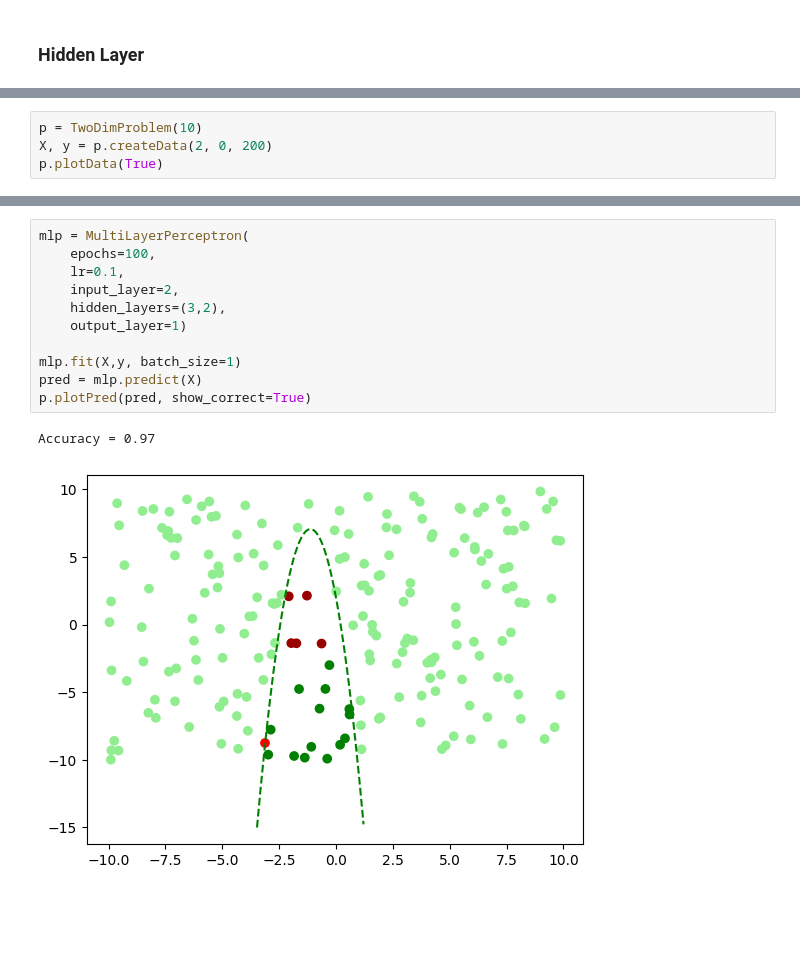
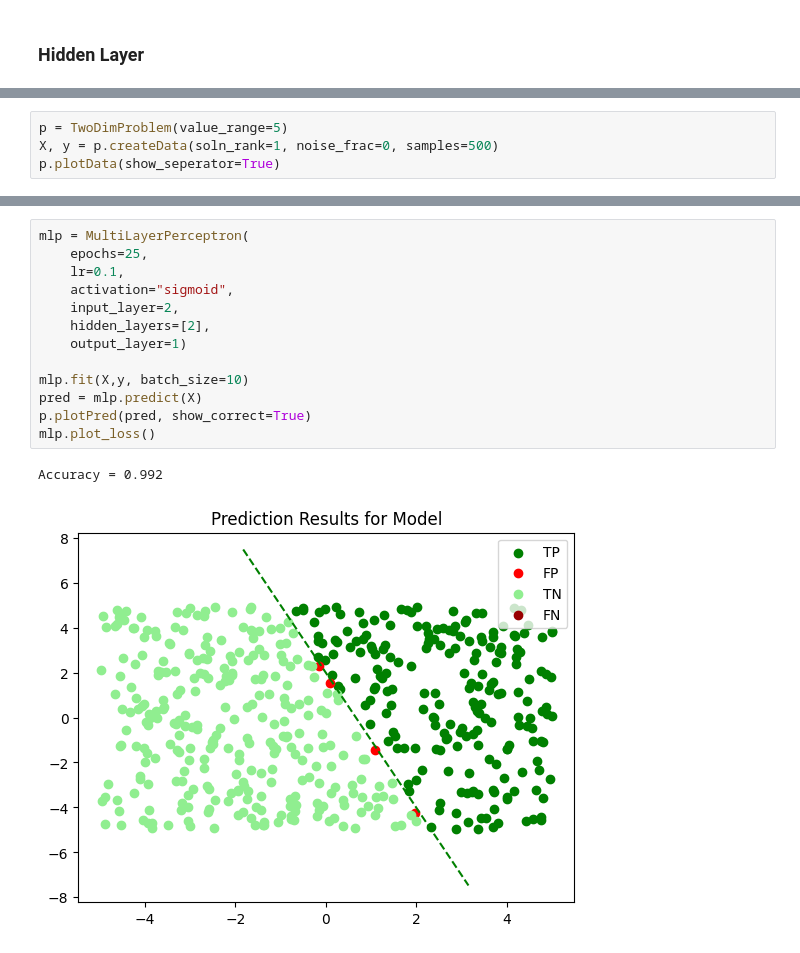
Before and after one commit to wumphlett/ML-Project, a Jupyter notebook: simpleMLP.ipynb, the cells around one changed output, grey strips where cells are left out. Saved outputs shown, nothing was run; the diff lists cells and outputs as text; blank space fills up the shorter version.

```diff
--- a/simpleMLP.ipynb
+++ b/simpleMLP.ipynb
@@ -178,5 +153,5 @@ mlp.fit(X, y)
 # %%
-p = TwoDimProblem(10)
-X, y = p.createData(2, 0, 200)
-p.plotData(True)
+p = TwoDimProblem(value_range=5)
+X, y = p.createData(soln_rank=1, noise_frac=0, samples=500)
+p.plotData(show_seperator=True)
 # %% [output]
@@ -184,14 +159,16 @@ p.plotData(True)
 # %%
 mlp = MultiLayerPerceptron(
-    epochs=100,
+    epochs=25,
     lr=0.1,
+    activation="sigmoid",
     input_layer=2,
-    hidden_layers=(3,2),
+    hidden_layers=[2],
     output_layer=1)
 
-mlp.fit(X,y, batch_size=1)
+mlp.fit(X,y, batch_size=10)
 pred = mlp.predict(X)
 p.plotPred(pred, show_correct=True)
+mlp.plot_loss()
 # %% [output]
-Accuracy = 0.97
+Accuracy = 0.992
-[figure, old version]
+[figure, new version]
```
Also changed, not shown: parts of 8 cells of this notebook, 1 other file.
